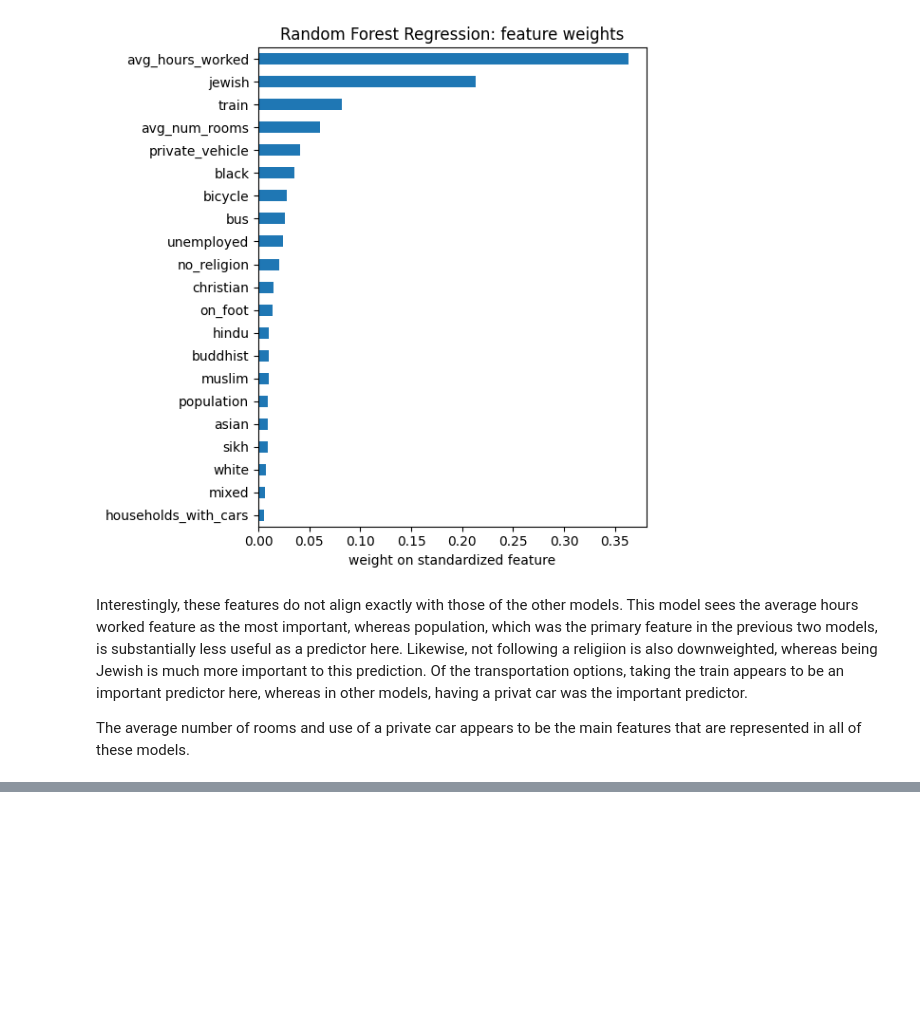
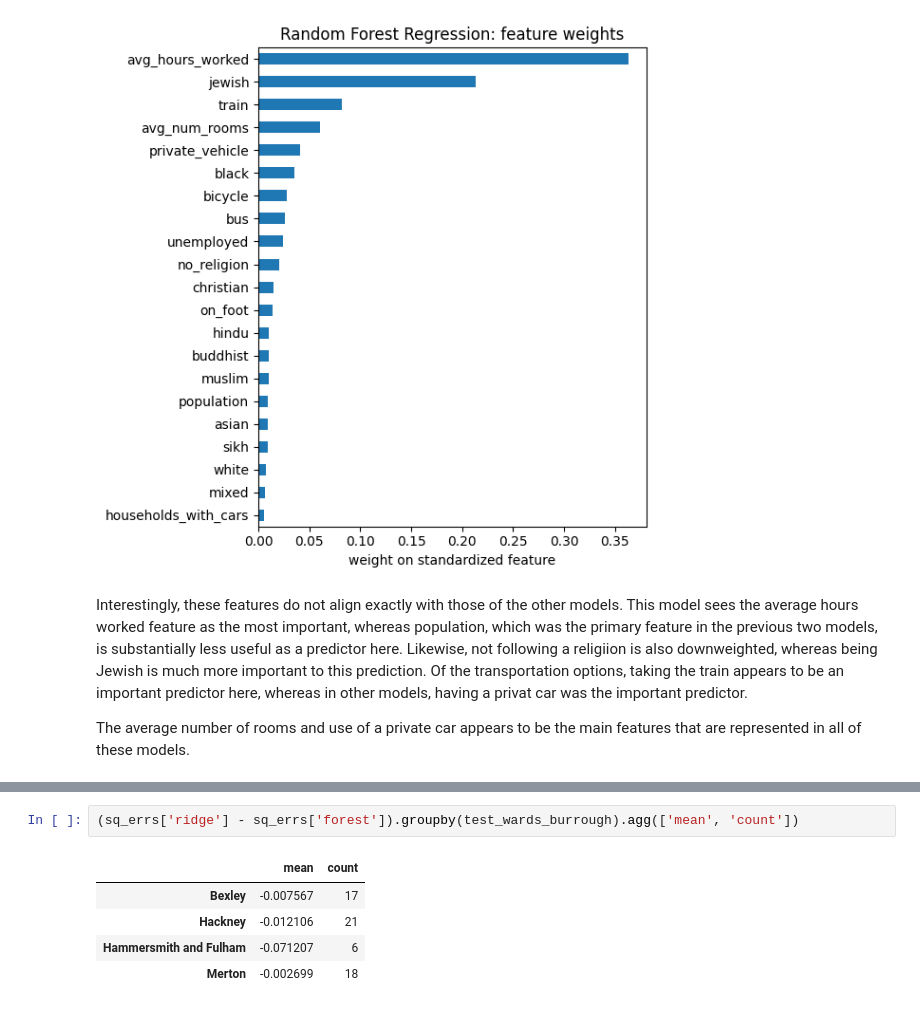
Before and after one commit to ArshSiddiqui/demographic-features-london-col, a Jupyter notebook: housing_cost_analysis.ipynb, the cells around one changed output, grey strips where cells are left out. Drawn from its saved outputs; the diff is of its cells as text; blank space fills up the shorter version.

```diff
--- a/housing_cost_analysis.ipynb
+++ b/housing_cost_analysis.ipynb
@@ -455,0 +507,8 @@ The average number of rooms and use of a private car appears to be the main feat
+# %%
+(sq_errs['ridge'] - sq_errs['forest']).groupby(test_wards_burrough).agg(['mean', 'count'])
+# %% [output]
+|  | mean | count |
+| Bexley | -0.007567 | 17 |
+| Hackney | -0.012106 | 21 |
+| Hammersmith and Fulham | -0.071207 | 6 |
+| Merton | -0.002699 | 18 |
```
Also changed, not shown: parts of 5 cells of this notebook.
